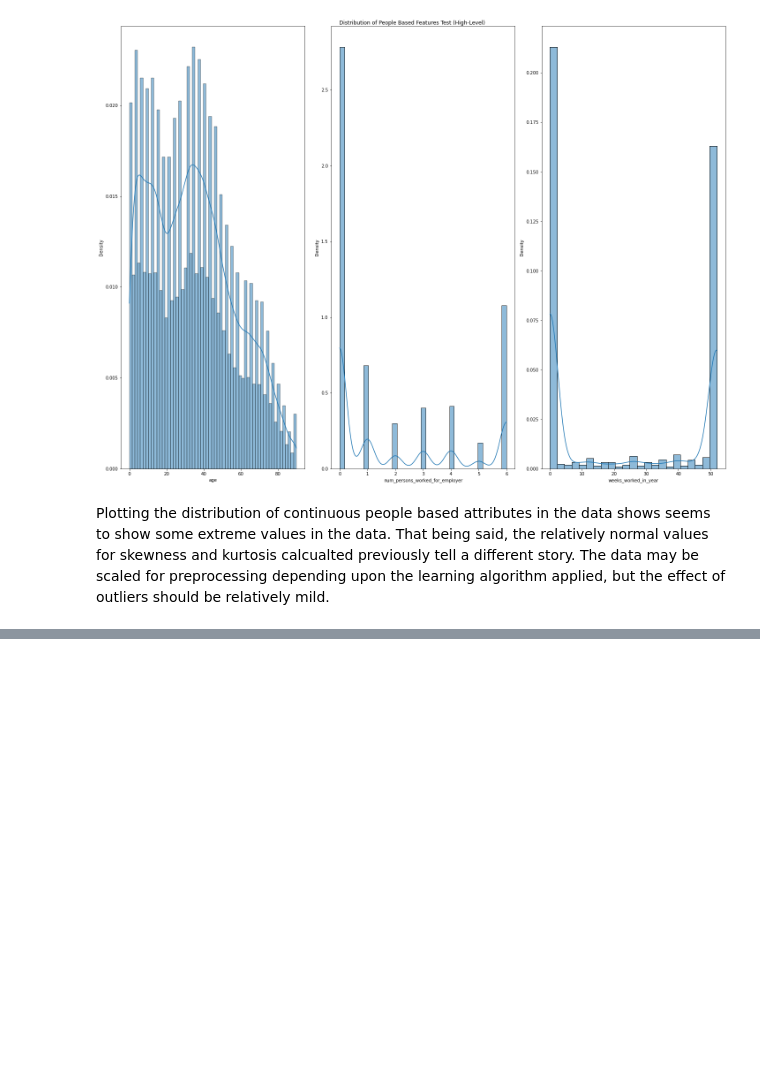
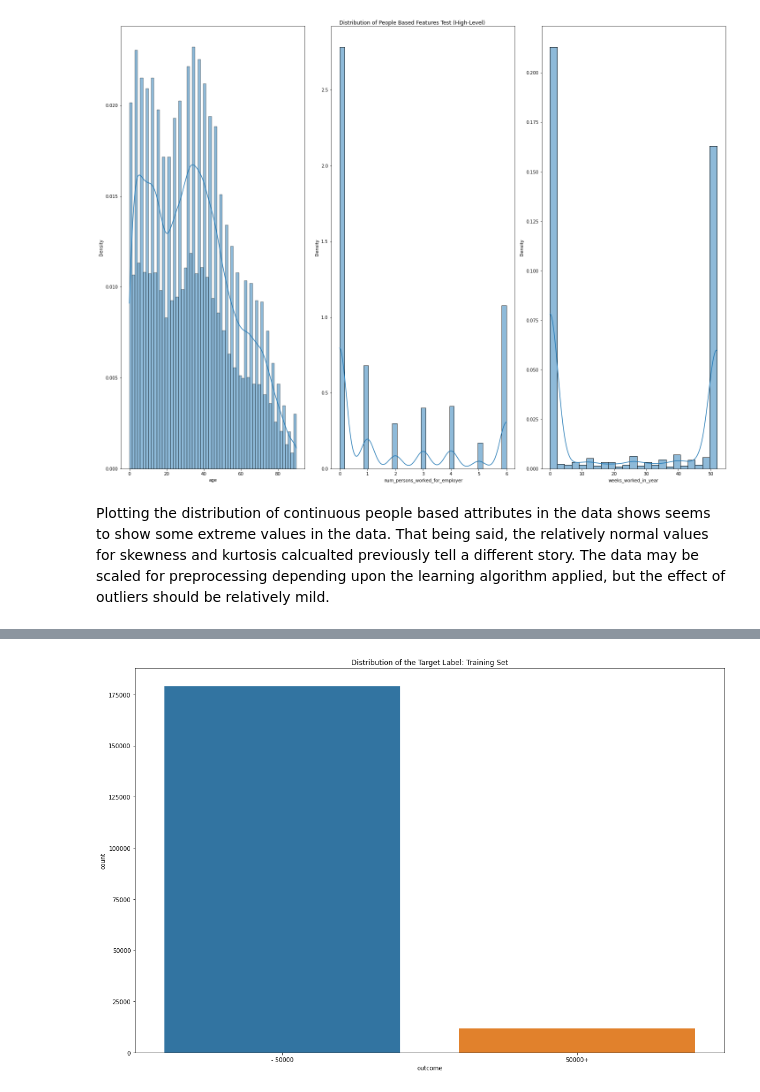
Before and after one commit to benkarabinus/nerdy_data_stuff, a Jupyter notebook: DU/COMP4448/Data_Cleaning_Assignment/Ben_Karabinus_Data_Cleaning_Assignment.ipynb, the cells around one changed output, grey strips where cells are left out. Drawn from its saved outputs; the diff is of its cells as text; code cells hidden in the pictures; blank space fills up the shorter version.

```diff
--- a/DU/COMP4448/Data_Cleaning_Assignment/Ben_Karabinus_Data_Cleaning_Assignment.ipynb
+++ b/DU/COMP4448/Data_Cleaning_Assignment/Ben_Karabinus_Data_Cleaning_Assignment.ipynb
@@ -518,0 +560,9 @@ Plotting the distribution of continuous people based attributes in the data show
+# %%
+"""visualize the distribution of the target label in the training dataset"""
+
+fig, ax = plt.subplots(figsize=(15, 10))
+sns.countplot(data=census_income_train, x='outcome')
+plt.title('Distribution of the Target Label: Training Set')
+plt.tight_layout()
+# %% [output]
+[figure, added]
```
Also changed, not shown: parts of 13 cells of this notebook, 2 other files.
